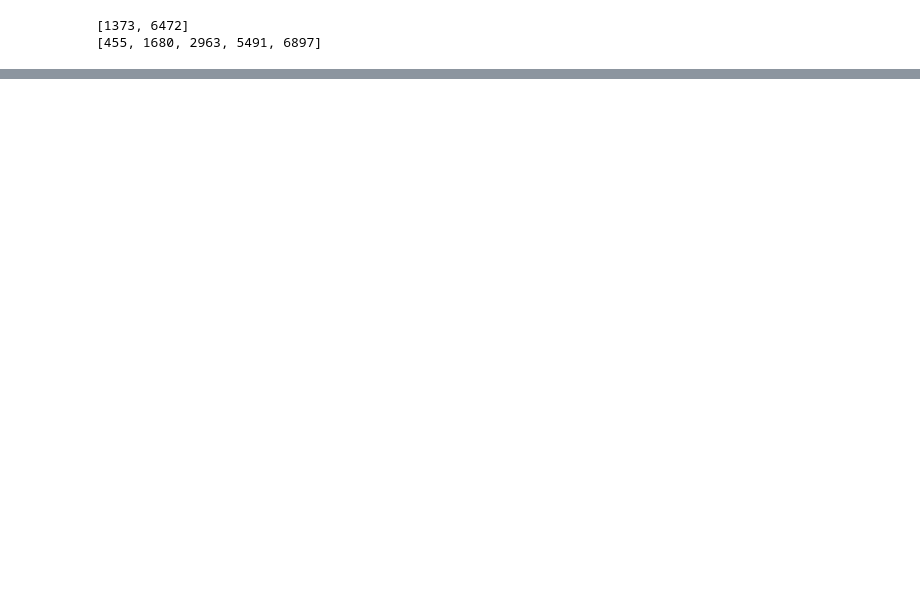
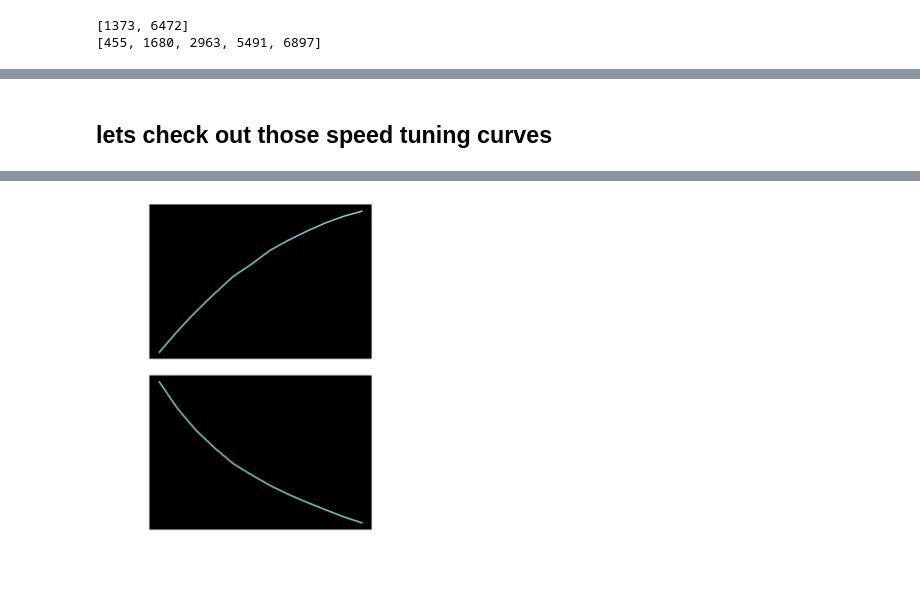
Before and after one commit to grawoods/teamA-grebes-NMA2020, a Jupyter notebook: trace_examples.ipynb, the cells around one changed output, grey strips where cells are left out. Drawn from its saved outputs; the diff is of its cells as text; code cells hidden in the pictures; blank space fills up the shorter version.

```diff
--- a/trace_examples.ipynb
+++ b/trace_examples.ipynb
@@ -278,0 +159,20 @@ ngroups
+# %% [markdown]
+## lets check out those speed tuning curves
+# %%
+fig, axs = plt.subplots(2,1, figsize=(4,6), edgecolor='k')
+fig.subplots_adjust(hspace = 0.1, wspace=0.1)
+
+# axs[0].figure(figsize=(3,3))
+axs[0].plot(speed_map[1373])
+# plt.xlabel('running (au)')
+axs[0].set_ylabel('$\Delta F / F$')
+axs[0].get_xaxis().set_ticks([])
+
+# axs[1].figure(figsize=(3,3))
+axs[1].plot(speed_map[2963])
+axs[1].set_xlabel('running (au)')
+axs[1].set_ylabel('$\Delta F / F$')
+
+fig.savefig("tuning_curves.png",dpi=600,transparent=True,bbox_inches="tight")
+files.download("tuning_curves.png")
+# %% [output]
@@ -278,0 +181 @@ ngroups
+[figure, added]
```
Also changed, not shown: parts of 19 cells of this notebook.
